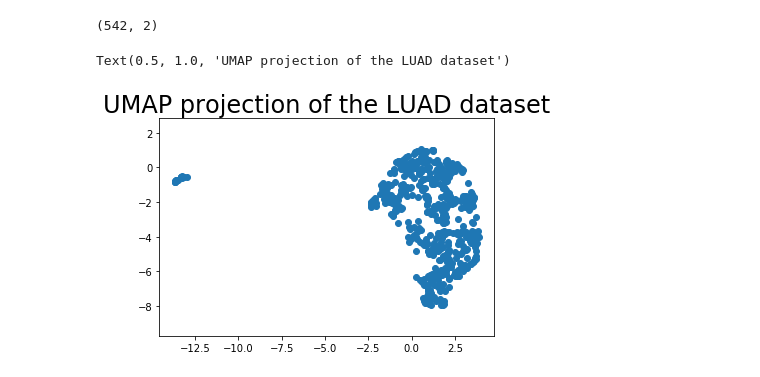
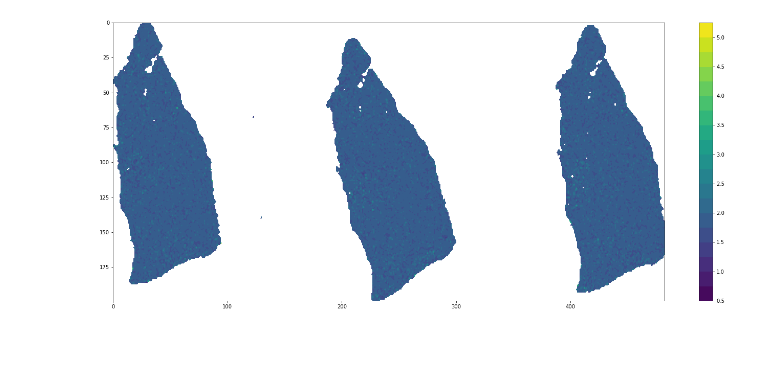
Before and after one commit to garner1/nucleAI, a Jupyter notebook: ipynb/test.test_output.ipynb, the cells around one changed output. Saved outputs shown, nothing was run; the diff lists cells and outputs as text; code cells hidden in the pictures; blank space fills up the shorter version.

```diff
--- a/ipynb/test.test_output.ipynb
+++ b/ipynb/test.test_output.ipynb
@@ -43 +56,5 @@ samples = glob.glob('../data/heterogeneity_data/*.pkl')
+# %%
+contourPlot(df,200,np.mean,20,cmap,'test')
+# %% [output]
+[figure, added]
 # %%
@@ -52,20 +83,3 @@ for sample in samples[:]:
-# %%
-import umap
-reducer = umap.UMAP()
-embedding = reducer.fit_transform(arr_barycenter)
-embedding.shape
-# %% [output]
-(542, 2)
-# %%
-plt.scatter(
-    embedding[:, 0],
-    embedding[:, 1],
-    )
-plt.gca().set_aspect('equal', 'datalim')
-plt.title('UMAP projection of the LUAD dataset', fontsize=24)
-# %% [output]
-Text(0.5, 1.0, 'UMAP projection of the LUAD dataset')
-[figure, removed]
 # %%
 # To summarize the 5-point statistics of each samples in a given cancer type
 df_summary = pd.DataFrame()
```
Also changed, not shown: parts of 4 cells of this notebook, 1 other file.
